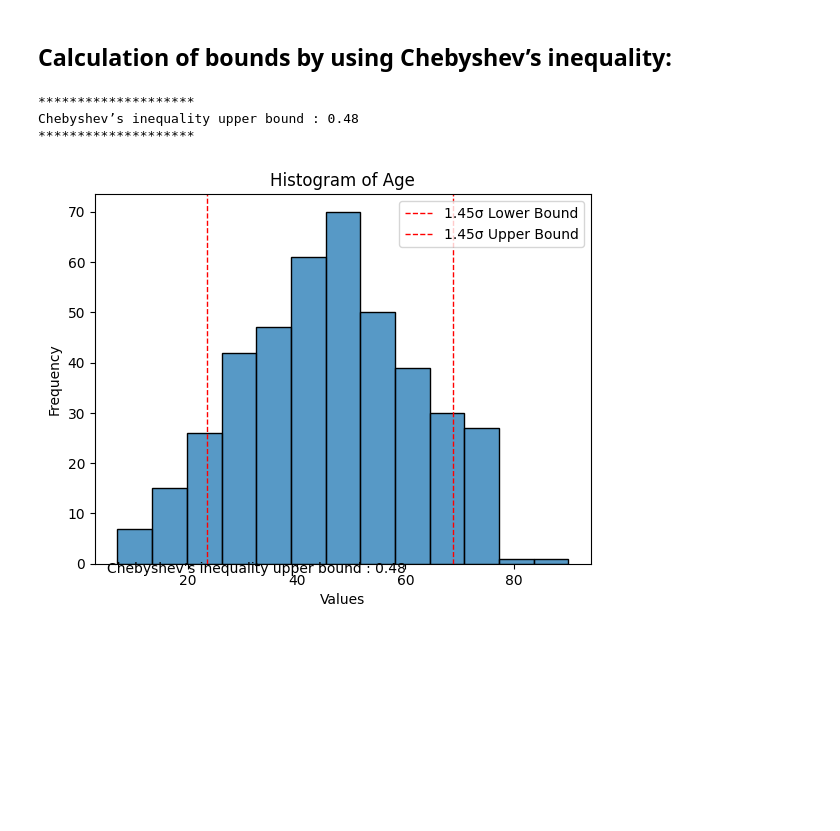
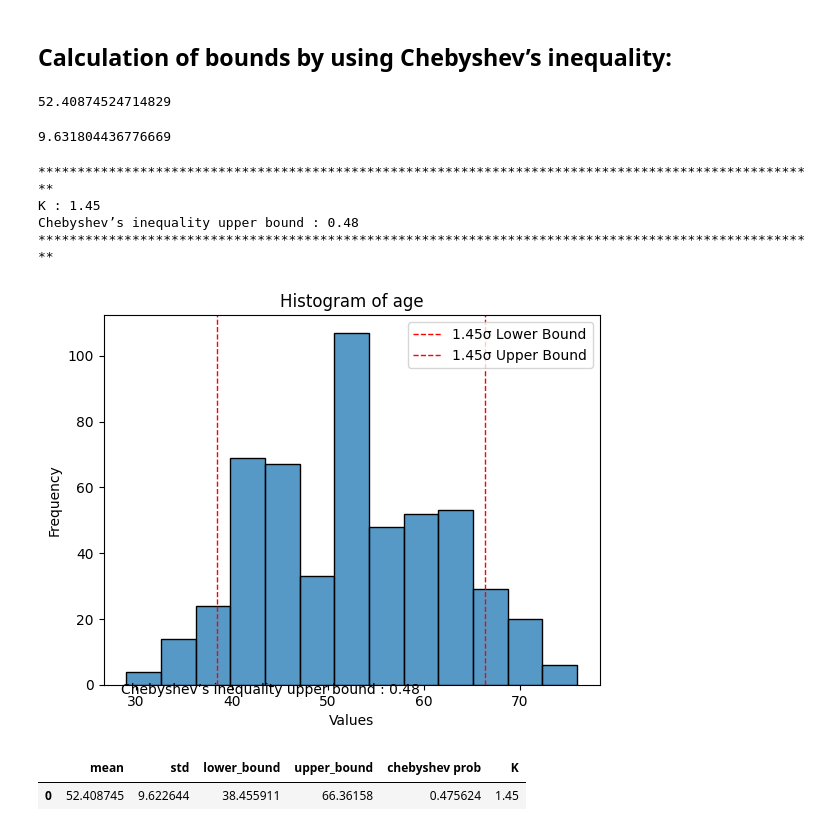
Before and after one commit to pk1308/Activity-2--stat-2, a Jupyter notebook: Activity 4/eda.ipynb, the cells around one changed output. Drawn from its saved outputs; the diff is of its cells as text; code cells hidden in the pictures; blank space fills up the shorter version.

```diff
--- a/Activity 4/eda.ipynb
+++ b/Activity 4/eda.ipynb
@@ -118,2 +20,0 @@ result = result.T
-# %%
-result["col"] = correlation.loc[col1, col2]
@@ -253,0 +194,2 @@ df["Gender"] = df["Gender"].map({"Male" : 1 , "Female" : 0 })
+# %%
+df = pd.read_csv("./data/heart disease data set - heart.csv")
@@ -317,12 +381,25 @@ btw = 60
+# %%
+disease_df["age"].mean()
+# %% [output]
+52.40874524714829
+# %%
+disease_df["age"].std()
+# %% [output]
+9.631804436776669
 # %%
-col = "Age"
-K = 1.45
+col = "age"
 btw = 60
-data = disease_df["Age"]
+k = 1.45
+disease_df = df[df["target"] ==1]
+non_disease_df = df[df["target"] !=1]
+data = disease_df[col]
 
-mean, std , lower_bound, upper_bound, prob = chebyshev_bounds(data=data , k=K , col=col , bound="upper")
+chebyshev_bounds(data=data , k =k , col=col , bound="upper")
 # %% [output]
-********************
+****************************************************************************************************
+K : 1.45
 Chebyshev’s inequality upper bound : 0.48
-********************
+****************************************************************************************************
-[figure, old version]
+[figure, new version]
+|  | mean | std | lower_bound | upper_bound | chebyshev prob | K |
+| 0 | 52.408745 | 9.622644 | 38.455911 | 66.36158 | 0.475624 | 1.45 |
```
Also changed, not shown: parts of 51 cells of this notebook, 24 other files.
